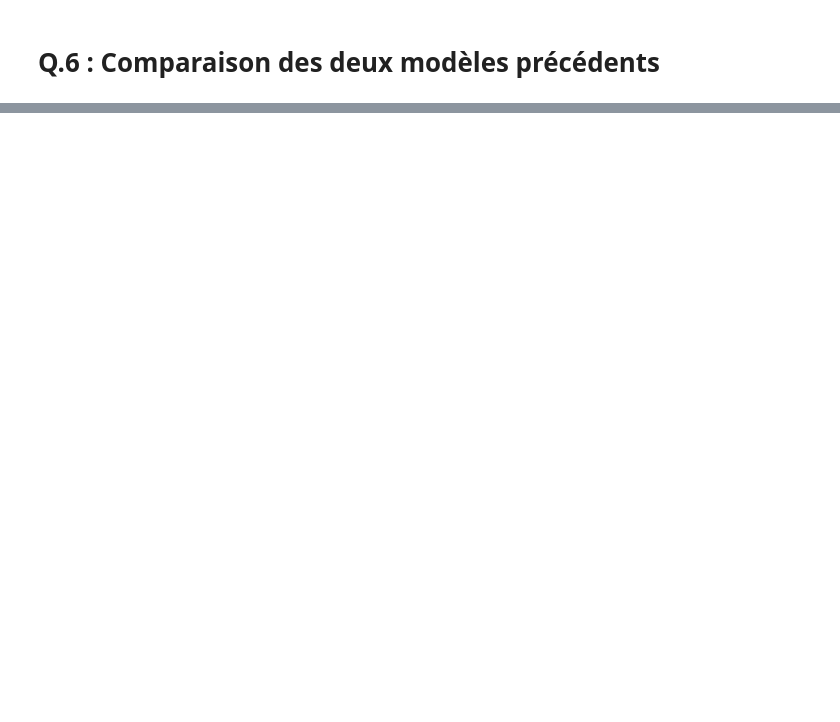
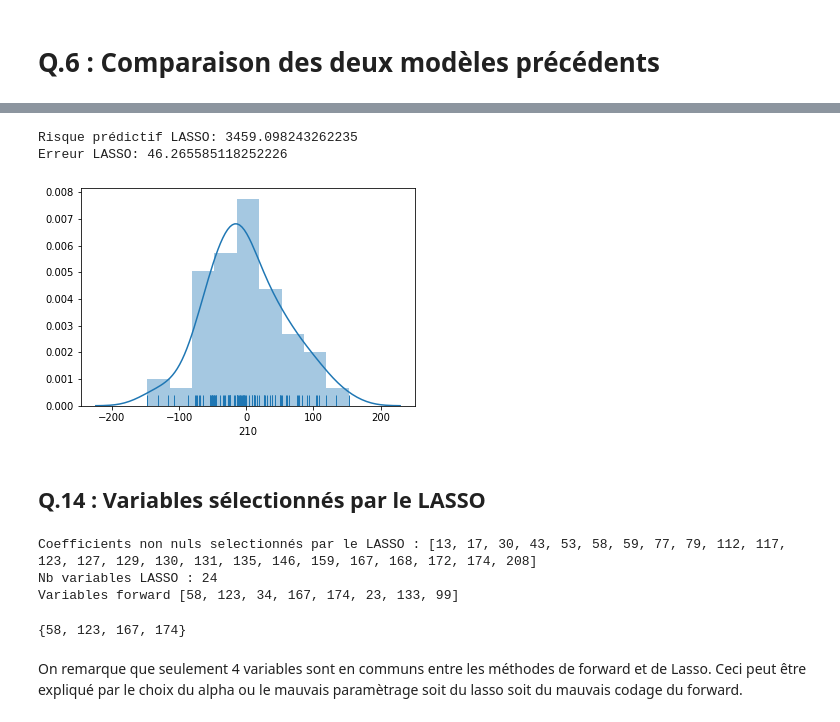
Before and after one commit to MDESSE/MDI721-Statistics, a Jupyter notebook: TP3-LASSO/MDI721-TP2-Matthieu_DESSE.ipynb, the cells around one changed output, grey strips where cells are left out. Saved outputs shown, nothing was run; the diff lists cells and outputs as text; code cells hidden in the pictures; blank space fills up the shorter version.

```diff
--- a/TP3-LASSO/MDI721-TP2-Matthieu_DESSE.ipynb
+++ b/TP3-LASSO/MDI721-TP2-Matthieu_DESSE.ipynb
@@ -226,0 +447,6 @@ sns.distplot(residus_sans_ALS)
+# %%
+X_train2, X_test2, y_train2, y_test2 = train_test_split(df[range(0,210)], df[210], test_size=0.20, random_state=0)
+# %%
+#X_train2, y_train2 = make_regression(noise=4, random_state=0)
+reg = LassoCV(cv=5, random_state=0).fit(X_train2, y_train2)
+predlasso = reg.predict(X_test2)
@@ -226,0 +458,10 @@ sns.distplot(residus_sans_ALS)
+# %%
+sns.distplot(res, rug=True)
+print("Risque prédictif LASSO:", np.mean(res**2))
+print("Erreur LASSO:", mean_absolute_error(y_test2, predlasso))
+# %% [output]
+Risque prédictif LASSO: 3459.098243262235
+Erreur LASSO: 46.265585118252226
+[figure, added]
+# %% [markdown]
+## Q.14 : Variables sélectionnés par le LASSO
@@ -226,0 +471,14 @@ sns.distplot(residus_sans_ALS)
+# %%
+print("Coefficients non nuls selectionnés par le LASSO :", lasso)
+print("Nb variables LASSO :", len(lasso))
+print("Variables forward", forward)
+# %% [output]
+Coefficients non nuls selectionnés par le LASSO : [13, 17, 30, 43, 53, 58, 59, 77, 79, 112, 117, 123, 127, 129, 130, 131, 135, 146, 159, 167, 168, 172, 174, 208]
+Nb variables LASSO : 24
+Variables forward [58, 123, 34, 167, 174, 23, 133, 99]
+# %%
+set(lasso) & set(forward)
+# %% [output]
+{58, 123, 167, 174}
+# %% [markdown]
+On remarque que seulement 4 variables sont en communs entre les méthodes de forward et de Lasso. Ceci peut être expliqué par le choix du alpha ou le mauvais paramètrage soit du lasso soit du mauvais codage du forward.
```
Also changed, not shown: parts of 52 cells of this notebook.
